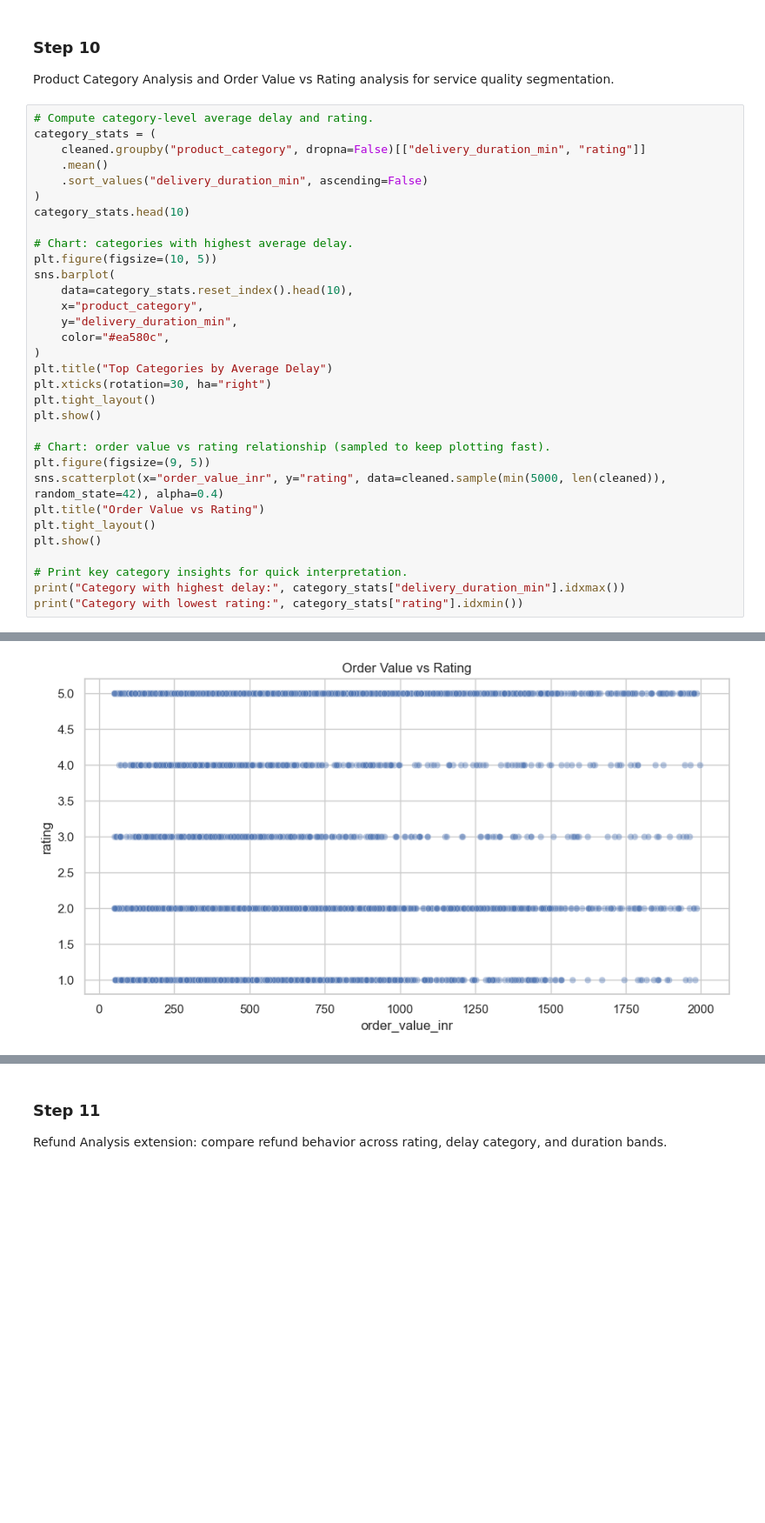
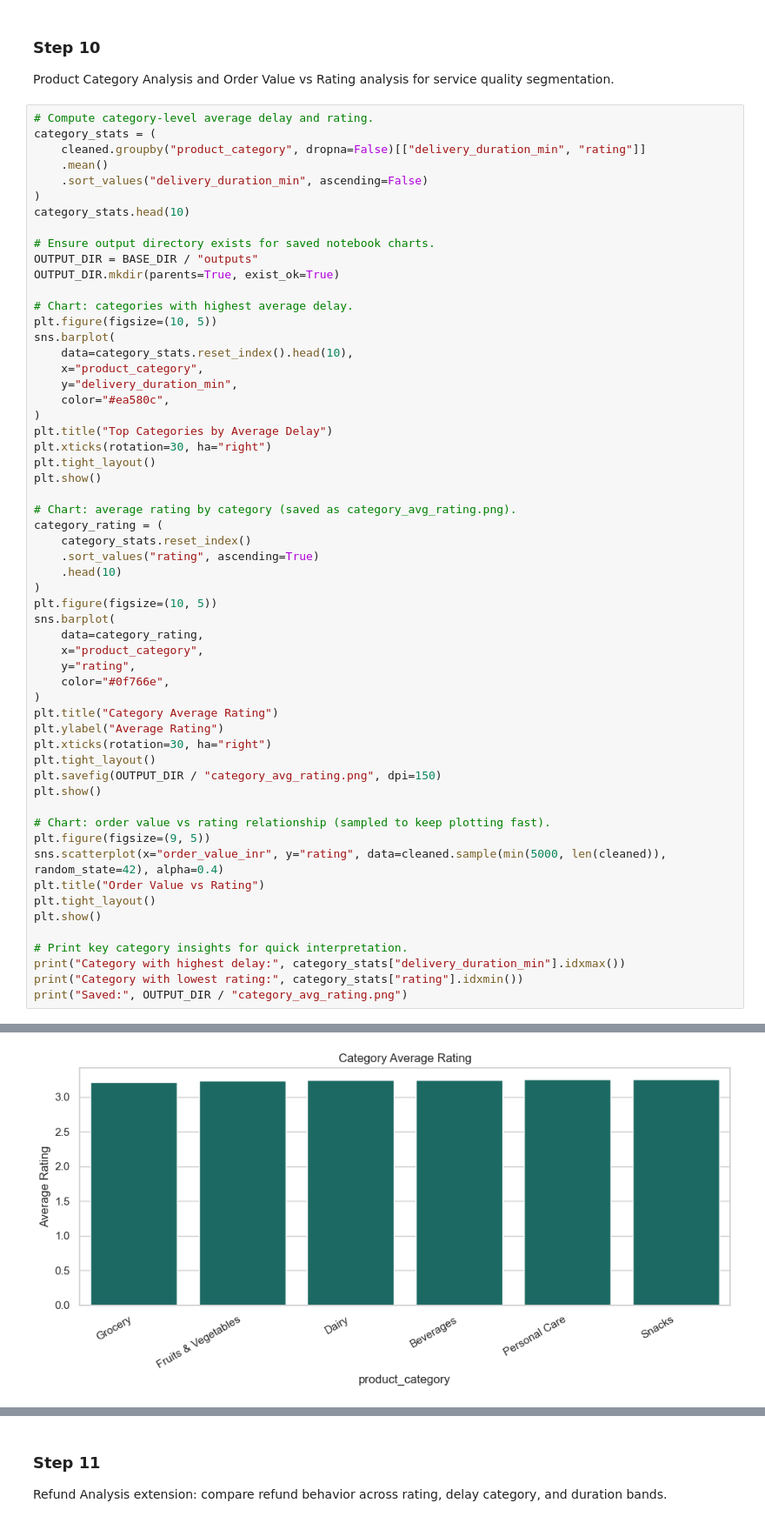
Before and after one commit to bikram73/Food_Delivery_Delay_and_Rating_Analysis, a Jupyter notebook: food_delivery_analysis.ipynb, the cells around one changed output, grey strips where cells are left out. Shown at 87% size. Drawn from its saved outputs; the diff is of its cells as text; blank space fills up the shorter version.

```diff
--- a/food_delivery_analysis.ipynb
+++ b/food_delivery_analysis.ipynb
@@ -437,31 +474,56 @@ category_stats = (
     .mean()
     .sort_values("delivery_duration_min", ascending=False)
 )
 category_stats.head(10)
+
+# Ensure output directory exists for saved notebook charts.
+OUTPUT_DIR = BASE_DIR / "outputs"
+OUTPUT_DIR.mkdir(parents=True, exist_ok=True)
 
 # Chart: categories with highest average delay.
 plt.figure(figsize=(10, 5))
 sns.barplot(
     data=category_stats.reset_index().head(10),
     x="product_category",
     y="delivery_duration_min",
     color="#ea580c",
 )
 plt.title("Top Categories by Average Delay")
 plt.xticks(rotation=30, ha="right")
 plt.tight_layout()
 plt.show()
 
+# Chart: average rating by category (saved as category_avg_rating.png).
+category_rating = (
+    category_stats.reset_index()
+    .sort_values("rating", ascending=True)
+    .head(10)
+)
+plt.figure(figsize=(10, 5))
+sns.barplot(
+    data=category_rating,
+    x="product_category",
+    y="rating",
+    color="#0f766e",
+)
+plt.title("Category Average Rating")
+plt.ylabel("Average Rating")
+plt.xticks(rotation=30, ha="right")
+plt.tight_layout()
+plt.savefig(OUTPUT_DIR / "category_avg_rating.png", dpi=150)
+plt.show()
+
 # Chart: order value vs rating relationship (sampled to keep plotting fast).
 plt.figure(figsize=(9, 5))
 sns.scatterplot(x="order_value_inr", y="rating", data=cleaned.sample(min(5000, len(cleaned)), random_state=42), alpha=0.4)
 plt.title("Order Value vs Rating")
 plt.tight_layout()
 plt.show()
 
 # Print key category insights for quick interpretation.
 print("Category with highest delay:", category_stats["delivery_duration_min"].idxmax())
 print("Category with lowest rating:", category_stats["rating"].idxmin())
+print("Saved:", OUTPUT_DIR / "category_avg_rating.png")
 # %% [output]
 [figure]
-[figure, old version]
+[figure, new version]
```
Also changed, not shown: parts of 4 cells of this notebook, 7 other files.
